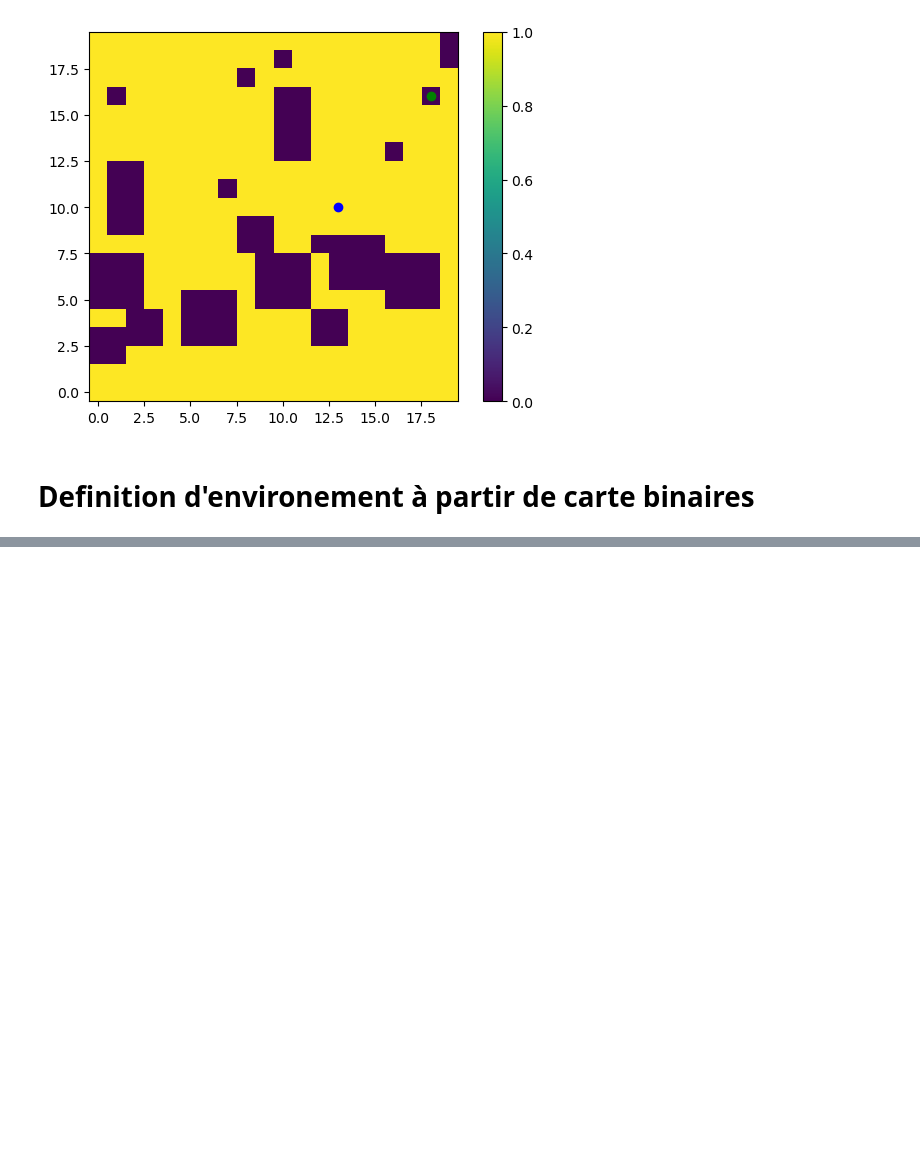
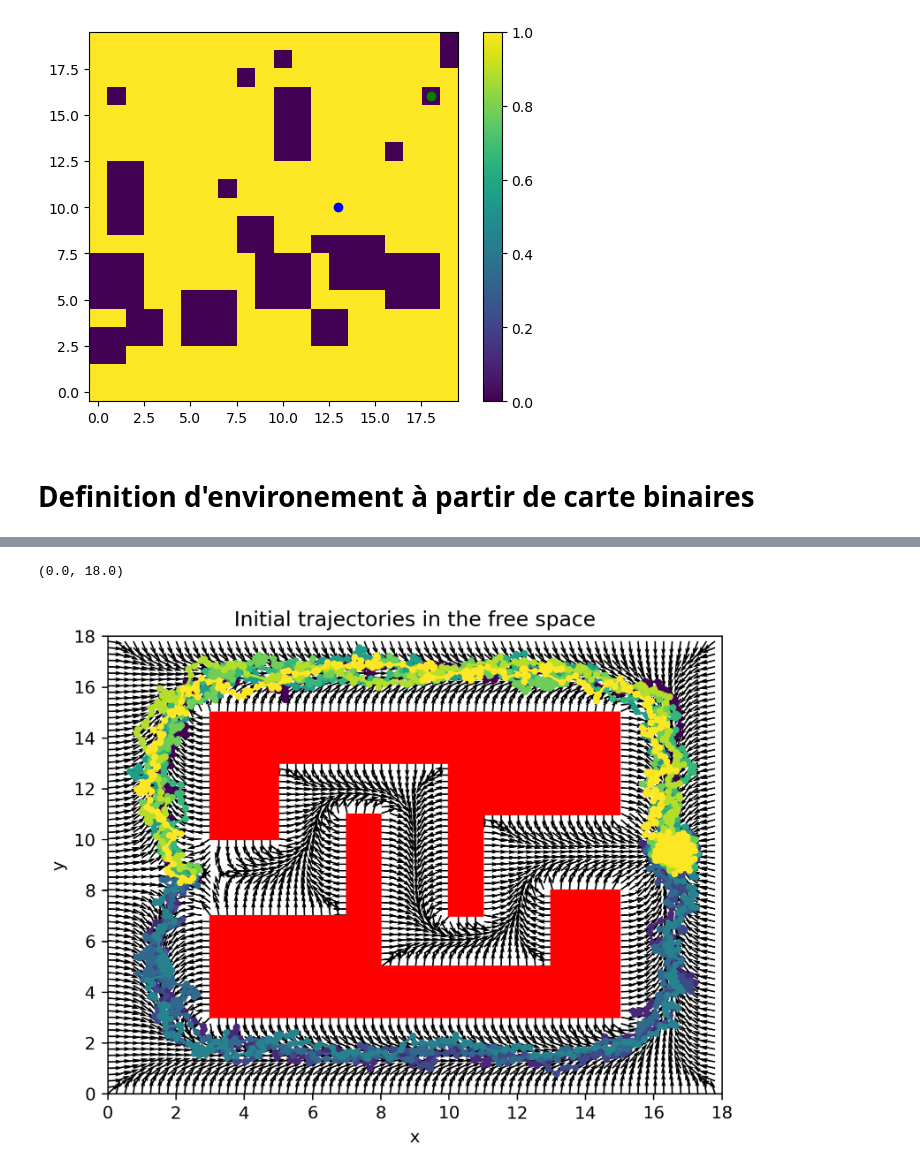
Before and after one commit to rcremese/snake-ai, a Jupyter notebook: digital_twin_paper.ipynb, the cells around one changed output, grey strips where cells are left out. Saved outputs shown, nothing was run; the diff lists cells and outputs as text; code cells hidden in the pictures; blank space fills up the shorter version.

```diff
--- a/digital_twin_paper.ipynb
+++ b/digital_twin_paper.ipynb
@@ -143,0 +266,27 @@ plt.imshow(solution, origin='lower', extent=[0, x_max, 0, y_max])
+# %%
+max_iter = 100
+lr = 0.01
+clip = 10.0
+# diffusivity=0.3
+diffusivities = np.linspace(1, 0.1, max_iter)
+
+w_distance, w_bend = 1.0, 1.0
+
+best_loss = np.inf
+best_vector_field = None
+
+target = tm.vec2(goal_pos)
+for iter in range(max_iter):
+    bending_sim.reset()
+    with ti.ad.Tape(bending_sim.total_loss):
+        bending_sim.run(diffusivity=diffusivities[iter])
+        bending_sim.compute_distance_loss(target, bending_sim.nb_steps - 1)
+        bending_sim.compute_bending_loss(1e-6)
+        bending_sim.compute_total_loss(w_distance, w_bend)
+    if bending_sim.total_loss[None] < best_loss:
+        best_loss = bending_sim.total_loss[None]
+        best_vector_field = np.copy(bending_sim.force_field._values.to_numpy())
+    print("Iter=", iter, "Loss=", bending_sim.total_loss[None], "Distance=", bending_sim.distance_loss[None], "Bending=", bending_sim.bending_loss[None])
+    if clip > 0:
+        bending_sim.clip_force_field(clip)
+    bending_sim._update_force_field(lr)
@@ -143,0 +313,16 @@ plt.imshow(solution, origin='lower', extent=[0, x_max, 0, y_max])
+# %%
+downscale = 5
+scale = 2
+# Visualisation
+fig = vis.plot_2D_trajectory(bending_sim.positions,
+                             goal_pos,
+                             obstacles=obstacles,
+                             vector_field=bending_sim.force_field,
+                             downscale=downscale,
+                             scale = scale,
+                             title="Initial trajectories in the free space")
+plt.xlim(0, x_max)
+plt.ylim(0, y_max)
+# %% [output]
+(0.0, 18.0)
+[figure, added]
```
Also changed, not shown: parts of 14 cells of this notebook.
